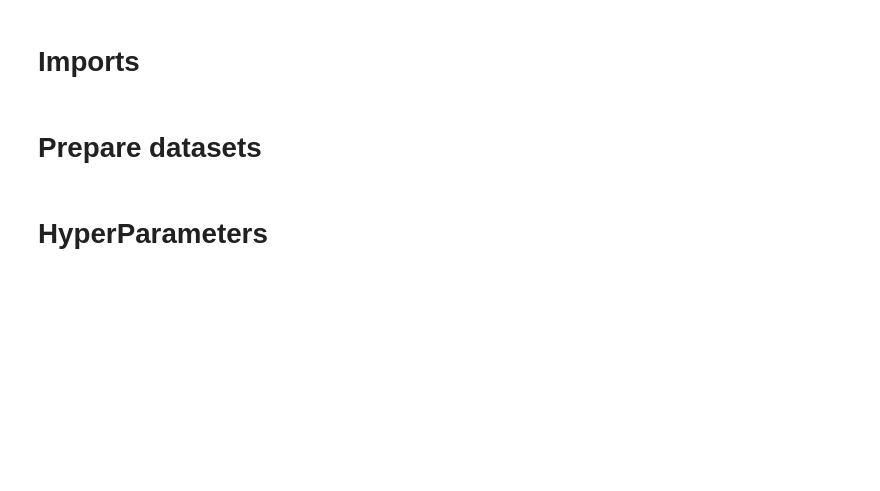
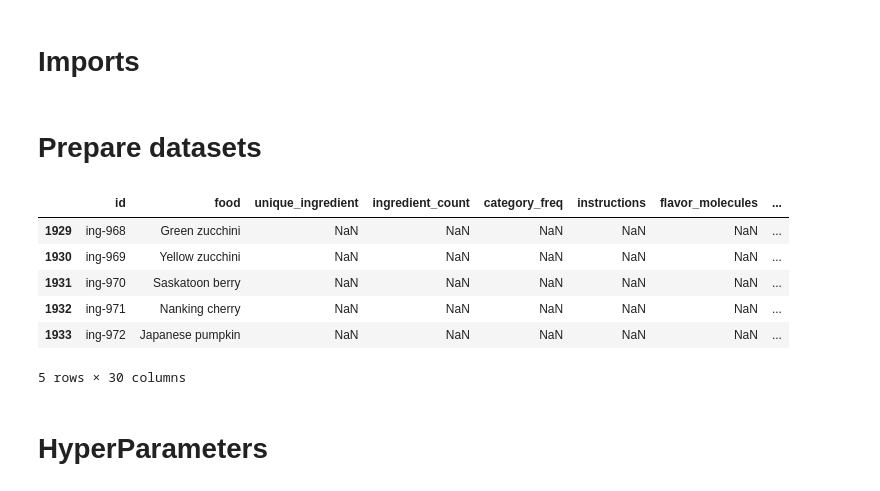
Before and after one commit to jhwaffles/cse6242-team58-project, a Jupyter notebook: embeddings.ipynb, the cells around one changed output. Drawn from its saved outputs; the diff is of its cells as text; code cells hidden in the pictures; blank space fills up the shorter version.

```diff
--- a/embeddings.ipynb
+++ b/embeddings.ipynb
@@ -37,6 +38,16 @@ with open('data/flavor_DB.json') as f:
 df = pd.concat([df, flavor_df])
 df.reset_index(drop=True, inplace=True)
 del flavor_df
+# %%
+df.iloc[-5:]
+# %% [output]
+|  | id | food | unique_ingredient | ingredient_count | category_freq | instructions | flavor_molecules | ... |
+| 1929 | ing-968 | Green zucchini | NaN | NaN | NaN | NaN | NaN | ... |
+| 1930 | ing-969 | Yellow zucchini | NaN | NaN | NaN | NaN | NaN | ... |
+| 1931 | ing-970 | Saskatoon berry | NaN | NaN | NaN | NaN | NaN | ... |
+| 1932 | ing-971 | Nanking cherry | NaN | NaN | NaN | NaN | NaN | ... |
+| 1933 | ing-972 | Japanese pumpkin | NaN | NaN | NaN | NaN | NaN | ... |
+5 rows × 30 columns
 # %% [markdown]
 # HyperParameters
 # %%
```
Also changed, not shown: parts of 13 cells of this notebook, 9 other files.
